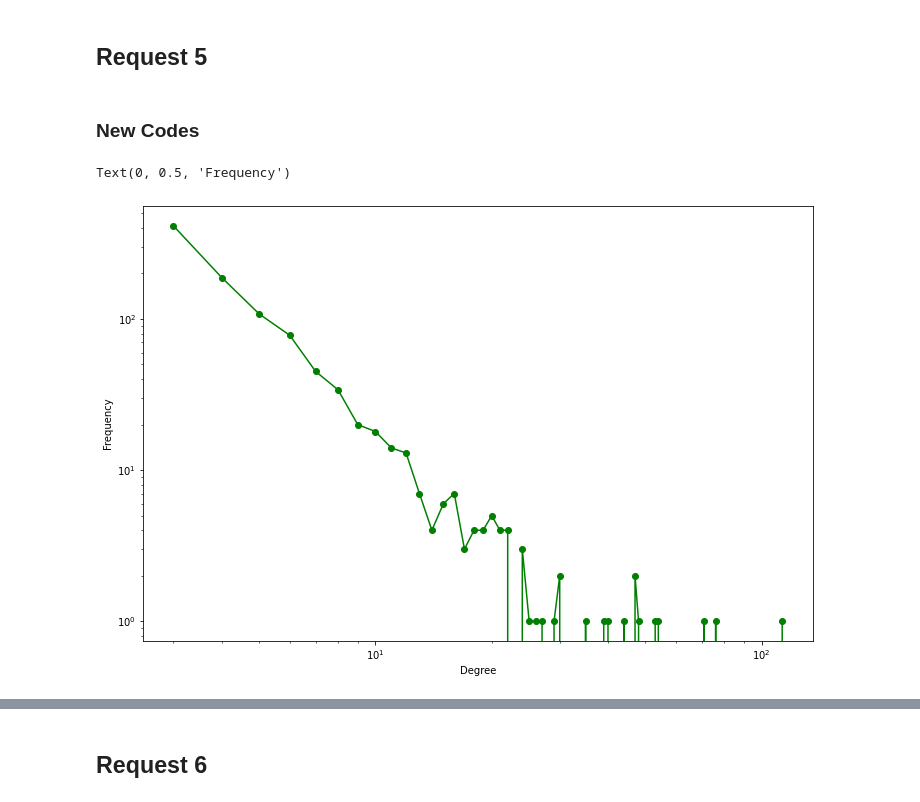
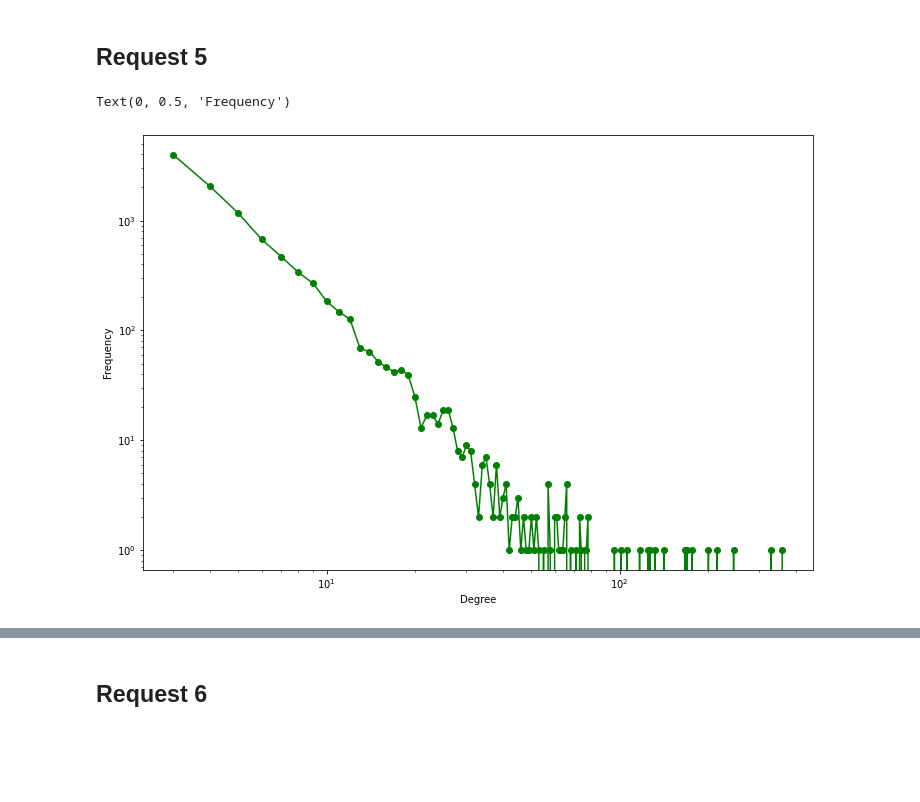
Before and after one commit to ngnma/Simulation-Project, a Jupyter notebook: sim_project.ipynb, the cells around one changed output, grey strips where cells are left out. Saved outputs shown, nothing was run; the diff lists cells and outputs as text; code cells hidden in the pictures; blank space fills up the shorter version.

```diff
--- a/sim_project.ipynb
+++ b/sim_project.ipynb
@@ -605,15 +473,13 @@ for i, (G, line_G) in enumerate(graphs):
-# %% [markdown]
-### New Codes
 # %%
 m=3
-G = nx.barabasi_albert_graph(1000, m)
+G = nx.barabasi_albert_graph(10000, 3)
 
 degree_freq = nx.degree_histogram(G)
 degrees = range(len(degree_freq))
 plt.figure(figsize=(12, 8))
 plt.loglog(degrees[m:], degree_freq[m:],'go-')
 plt.xlabel('Degree')
 plt.ylabel('Frequency')
 # %% [output]
 Text(0, 0.5, 'Frequency')
-[figure, old version]
+[figure, new version]
```
Also changed, not shown: parts of 10 cells of this notebook.
